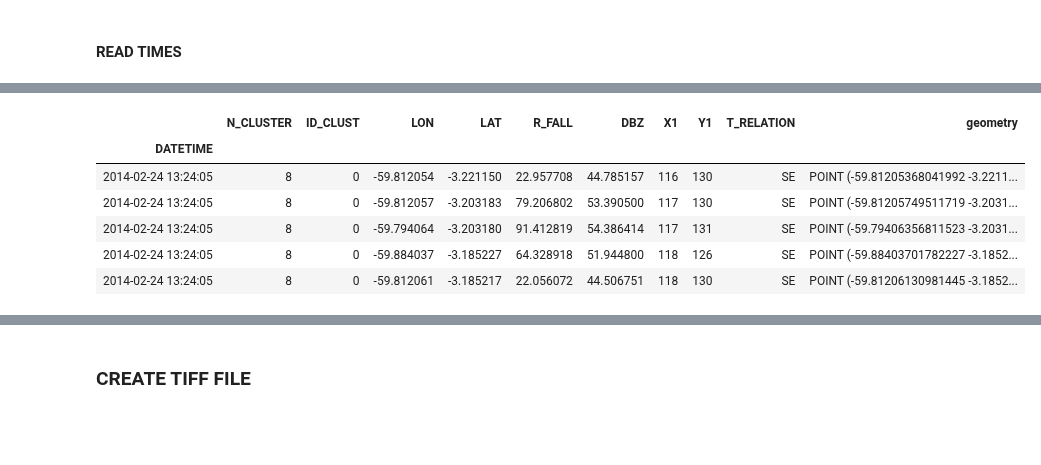
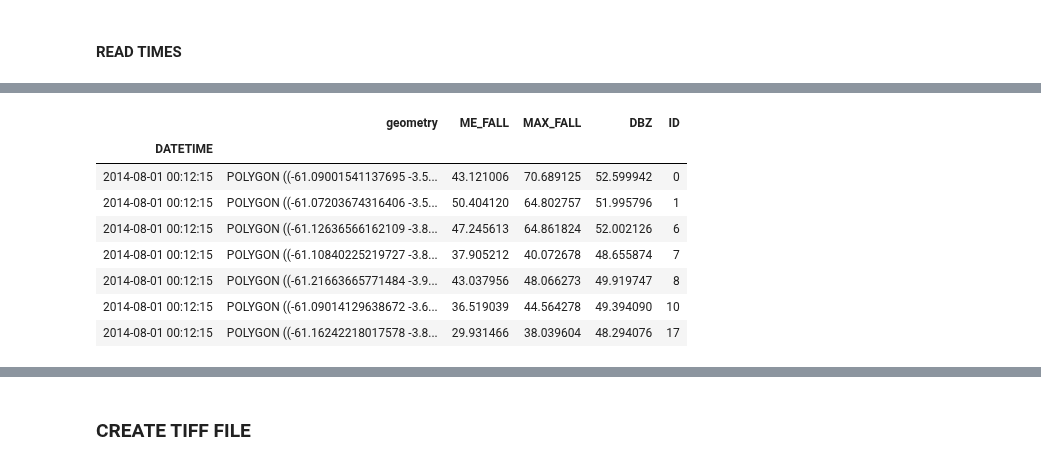
Before and after one commit to helvecioneto/CAP-394, a Jupyter notebook: 02-GEOTRACK.ipynb, the cells around one changed output, grey strips where cells are left out. Drawn from its saved outputs; the diff is of its cells as text; code cells hidden in the pictures; blank space fills up the shorter version.

```diff
--- a/02-GEOTRACK.ipynb
+++ b/02-GEOTRACK.ipynb
@@ -149,0 +199,6 @@ def pre_processing(time):
+# %%
+day = DAY
+time = 0
+frames = read_data(day)
+clusters = clusterization(pre_processing(frames[time]))
+clusters.head()
@@ -169,7 +243,7 @@ def clusterization(time):
     return te
 # %%
 day = DAY
-time = 15
+time = 0
 frames = read_data(day)
 clusters = clusterization(pre_processing(frames[time]))
 clusters.head()
@@ -250,7 +326,7 @@ def create_data(day,time,frames,clusters):
     data = data.set_index('DATETIME')
 
     # get 5 largest values from DBZ
-    largest = 3
+    largest = 4
     cdata = pd.DataFrame()
     for i in range(data['N_CLUSTER'].max()):
         ct = data.loc[data['ID_CLUST'] == i]
@@ -265,7 +341,7 @@ def create_data(day,time,frames,clusters):
     return cdata
 # %%
 day = DAY
-time = 15
+time = 0
 frames = read_data(day)
 clusters = clusterization(pre_processing(frames[time]))
 data = create_data(day,time,frames[time],clusters)
@@ -313,11 +449,13 @@ def create_geopoints(data,create_shp):
 # %%
-gdata = create_geopoints(data,1)
-gdata.head()
+gdata = poly_data(data,0)
+gdata
 # %% [output]
-|  | N_CLUSTER | ID_CLUST | LON | LAT | R_FALL | DBZ | X1 | Y1 | T_RELATION | geometry |
-| DATETIME |  |  |  |  |  |  |  |  |  |  |
-| 2014-02-24 13:24:05 | 8 | 0 | -59.812054 | -3.221150 | 22.957708 | 44.785157 | 116 | 130 | SE | POINT (-59.81205368041992 -3.2211... |
-| 2014-02-24 13:24:05 | 8 | 0 | -59.812057 | -3.203183 | 79.206802 | 53.390500 | 117 | 130 | SE | POINT (-59.81205749511719 -3.2031... |
-| 2014-02-24 13:24:05 | 8 | 0 | -59.794064 | -3.203180 | 91.412819 | 54.386414 | 117 | 131 | SE | POINT (-59.79406356811523 -3.2031... |
-| 2014-02-24 13:24:05 | 8 | 0 | -59.884037 | -3.185227 | 64.328918 | 51.944800 | 118 | 126 | SE | POINT (-59.88403701782227 -3.1852... |
-| 2014-02-24 13:24:05 | 8 | 0 | -59.812061 | -3.185217 | 22.056072 | 44.506751 | 118 | 130 | SE | POINT (-59.81206130981445 -3.1852... |
+|  | geometry | ME_FALL | MAX_FALL | DBZ | ID |
+| DATETIME |  |  |  |  |  |
+| 2014-08-01 00:12:15 | POLYGON ((-61.09001541137695 -3.5... | 43.121006 | 70.689125 | 52.599942 | 0 |
+| 2014-08-01 00:12:15 | POLYGON ((-61.07203674316406 -3.5... | 50.404120 | 64.802757 | 51.995796 | 1 |
+| 2014-08-01 00:12:15 | POLYGON ((-61.12636566162109 -3.8... | 47.245613 | 64.861824 | 52.002126 | 6 |
+| 2014-08-01 00:12:15 | POLYGON ((-61.10840225219727 -3.8... | 37.905212 | 40.072678 | 48.655874 | 7 |
+| 2014-08-01 00:12:15 | POLYGON ((-61.21663665771484 -3.9... | 43.037956 | 48.066273 | 49.919747 | 8 |
+| 2014-08-01 00:12:15 | POLYGON ((-61.09014129638672 -3.6... | 36.519039 | 44.564278 | 49.394090 | 10 |
+| 2014-08-01 00:12:15 | POLYGON ((-61.16242218017578 -3.8... | 29.931466 | 38.039604 | 48.294076 | 17 |
```
Also changed, not shown: parts of 29 cells of this notebook.
